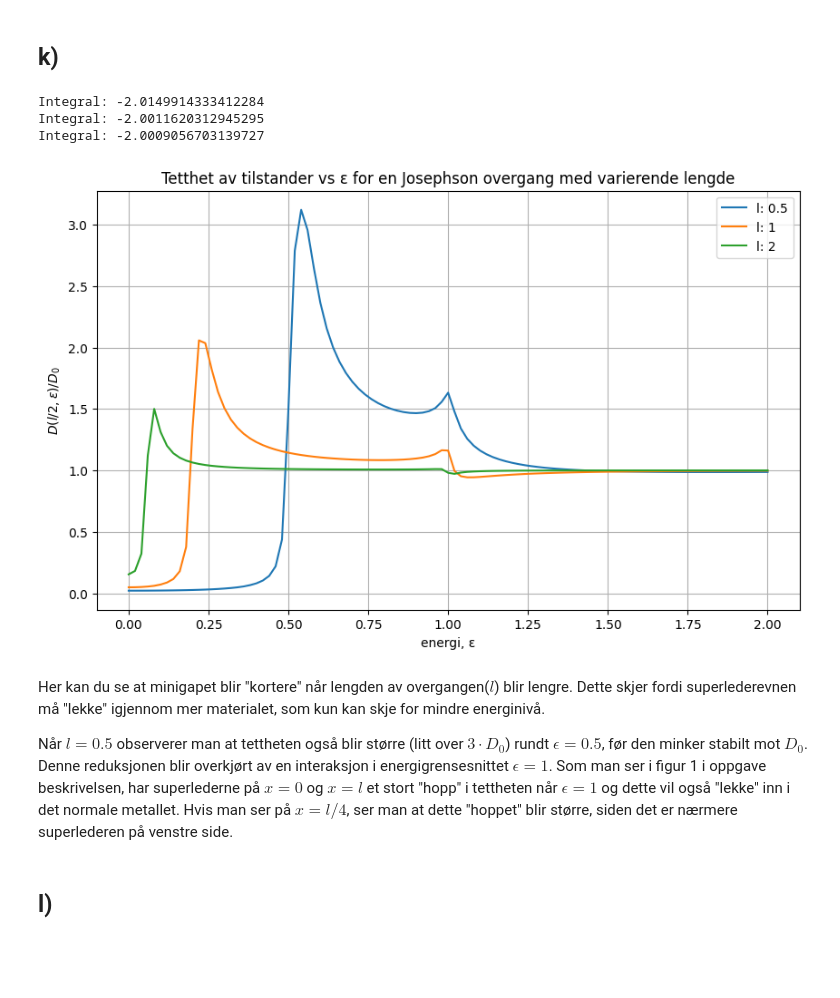
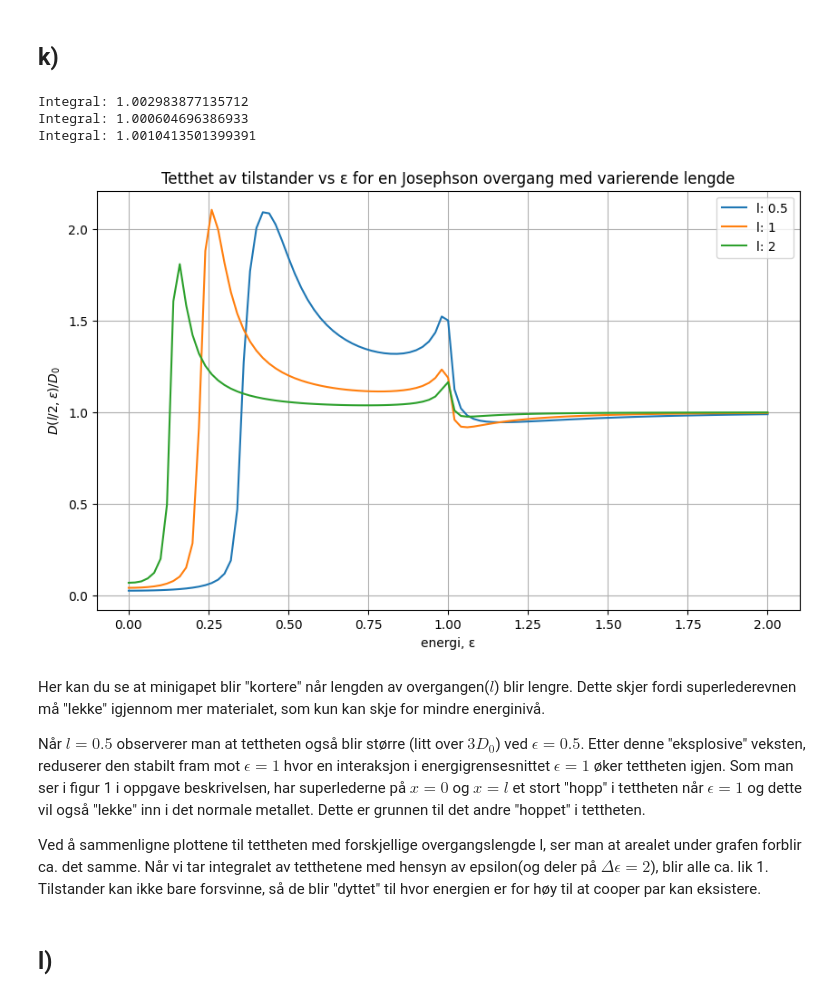
Before and after one commit to marieke-vaske/VitBer-TekFys, a Jupyter notebook: Sammenslåing av oppgave 2.ipynb, the cells around one changed output. Drawn from its saved outputs; the diff is of its cells as text; code cells hidden in the pictures; blank space fills up the shorter version.

```diff
--- a/Sammenslåing av oppgave 2.ipynb
+++ b/Sammenslåing av oppgave 2.ipynb
@@ -356,7 +327,7 @@ phiL = 0
 phiR = 0
 x = np.linspace(0, l, m)
 y = np.zeros((32,m))
-epsilon = 1
+epsilon = 2
 vLeft, vRight = np.zeros(32), np.zeros(32)
 
 # Løser Usadel ligninene for en Josephson overgang og plotter tettheten av tilstander til løsningen
@@ -378,43 +349,48 @@ Tettheten av tilstander til en superleder ved $\epsilon = 2$ er ca $1.1$, altså
 # %% [markdown]
 ## k)
 # %%
+# Setter opp startbetingelser som ikke endrer seg
 ls = [0.5, 1, 2]
 m = 100
+x = np.linspace(0, l, m)
+epsilons = np.linspace(2, 0, 101)
+vLeft, vRight = np.zeros(32), np.zeros(32)
 
-# Kjører koden for l= 0.5, 1 og 2
+# Kjører koden for l=0.5, 1 og 2
 for l in ls:
-    x = np.linspace(0, l, m)
+    # Begynner med en null løsning for epsilon=2
     y = np.zeros((32,m))
-    epsilons = np.linspace(2, 0, 101)
-    vLeft, vRight = np.zeros(32), np.zeros(32)
-
     # Itererer for 101 verdier av epsilon mellom 0 og 2
-    DOS_values = []
-    for epsilon in epsilons:
+    DOS_values = np.zeros_like(epsilons)
+    for j, epsilon in enumerate(epsilons):
         sol = scipy.integrate.solve_bvp(derivativeForPosition, boundaryConditionsSuperconductur, x, y)
         DOS = densityOfStates([l/2], sol.sol(l/2))
-        DOS_values.append(DOS)
+        DOS_values[j] = (DOS)
+        # Setter initial gjettet, til løsningen for forrige epsilonverdi
         y = sol.sol(x)
+
     # Plotter tettheten av tilstander for x = l/2 og epsilon mellom 0 og 2
     plt.plot(epsilons, DOS_values, label=f"l: {l}")
     # Skriver ut den standeriserte mengden tilstander mellom epsilon = 0 og 2
     print(f"Integral: {-scipy.integrate.simpson(x=epsilons, y=DOS_values)/2}")
 
 plt.ylabel("$D(l/2,ε)/D_0$")
 plt.xlabel("energi, ε")
 plt.title("Tetthet av tilstander vs ε for en Josephson overgang med varierende lengde")
 plt.grid(True)
 plt.legend()
 plt.show()
 # %% [output]
-Integral: -2.0149914333412284
-Integral: -2.0011620312945295
-Integral: -2.0009056703139727
+Integral: 1.002983877135712
+Integral: 1.000604696386933
+Integral: 1.0010413501399391
-[figure, old version]
+[figure, new version]
 # %% [markdown]
 Her kan du se at minigapet blir "kortere" når lengden av overgangen($l$) blir lengre. Dette skjer fordi superlederevnen må "lekke" igjennom mer materialet, som kun kan skje for mindre energinivå.
 
-Når $l = 0.5$ observerer man at tettheten også blir større (litt over $3\cdot D_0$) rundt $\epsilon = 0.5$, før den minker stabilt mot $D_0$. Denne reduksjonen blir overkjørt av en interaksjon i energigrensesnittet $\epsilon = 1$. Som man ser i figur 1 i oppgave beskrivelsen, har superlederne på $x = 0$ og $x = l$ et stort "hopp" i tettheten når $\epsilon = 1$ og dette vil også "lekke" inn i det normale metallet. Hvis man ser på $x = l/4$, ser man at dette "hoppet" blir større, siden det er nærmere superlederen på venstre side.
+Når $l = 0.5$ observerer man at tettheten også blir større (litt over $3D_0$) ved $\epsilon = 0.5$. Etter denne "eksplosive" veksten, reduserer den stabilt fram mot $\epsilon = 1$ hvor en interaksjon i energigrensesnittet $\epsilon = 1$ øker tettheten igjen. Som man ser i figur 1 i oppgave beskrivelsen, har superlederne på $x = 0$ og $x = l$ et stort "hopp" i tettheten når $\epsilon = 1$ og dette vil også "lekke" inn i det normale metallet. Dette er grunnen til det andre "hoppet" i tettheten.
+
+Ved å sammenligne plottene til tettheten med forskjellige overgangslengde l, ser man at arealet under grafen forblir ca. det samme. Når vi tar integralet av tetthetene med hensyn av epsilon(og deler på $\Delta \epsilon = 2$), blir alle ca. lik 1. Tilstander kan ikke bare forsvinne, så de blir "dyttet" til hvor energien er for høy til at cooper par kan eksistere.
 # %% [markdown]
 ## l)
 # %%
```
Also changed, not shown: parts of 11 cells of this notebook.
